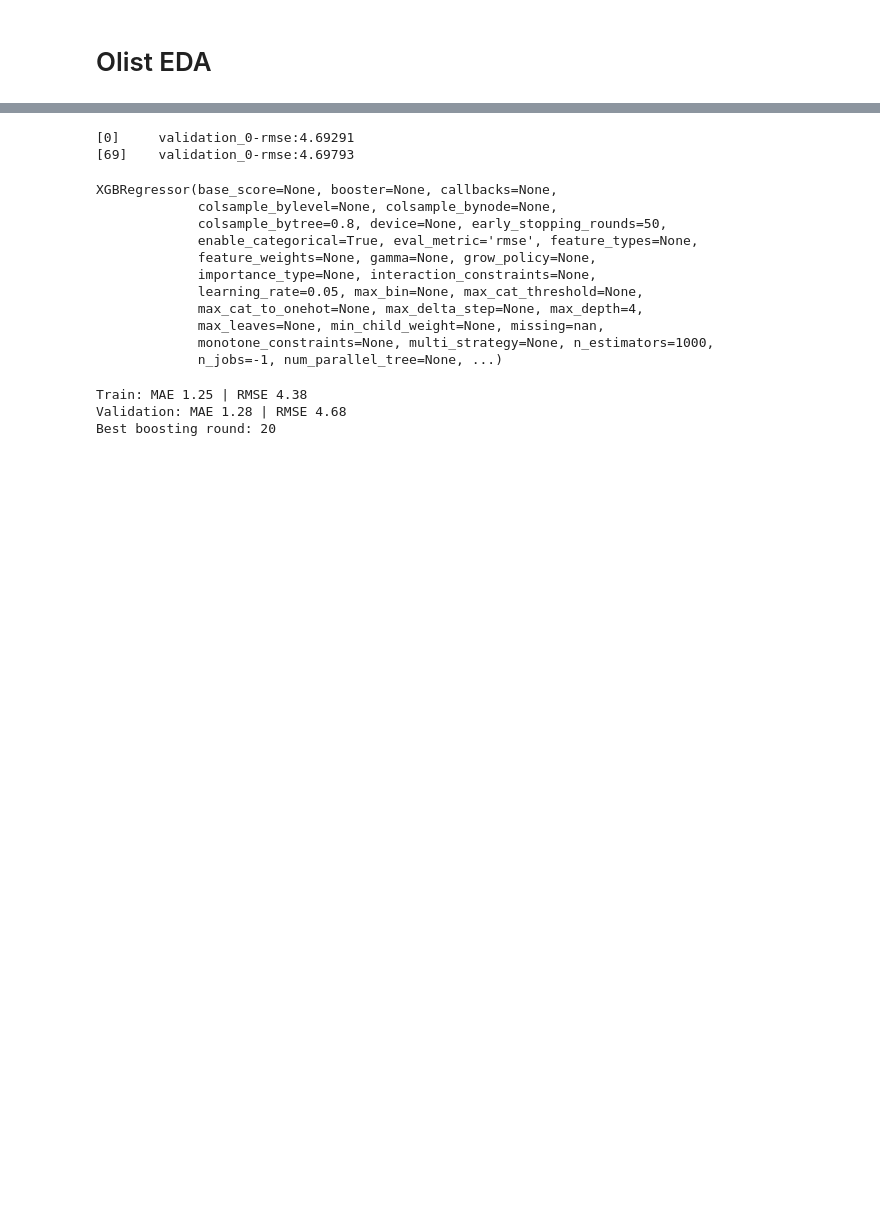
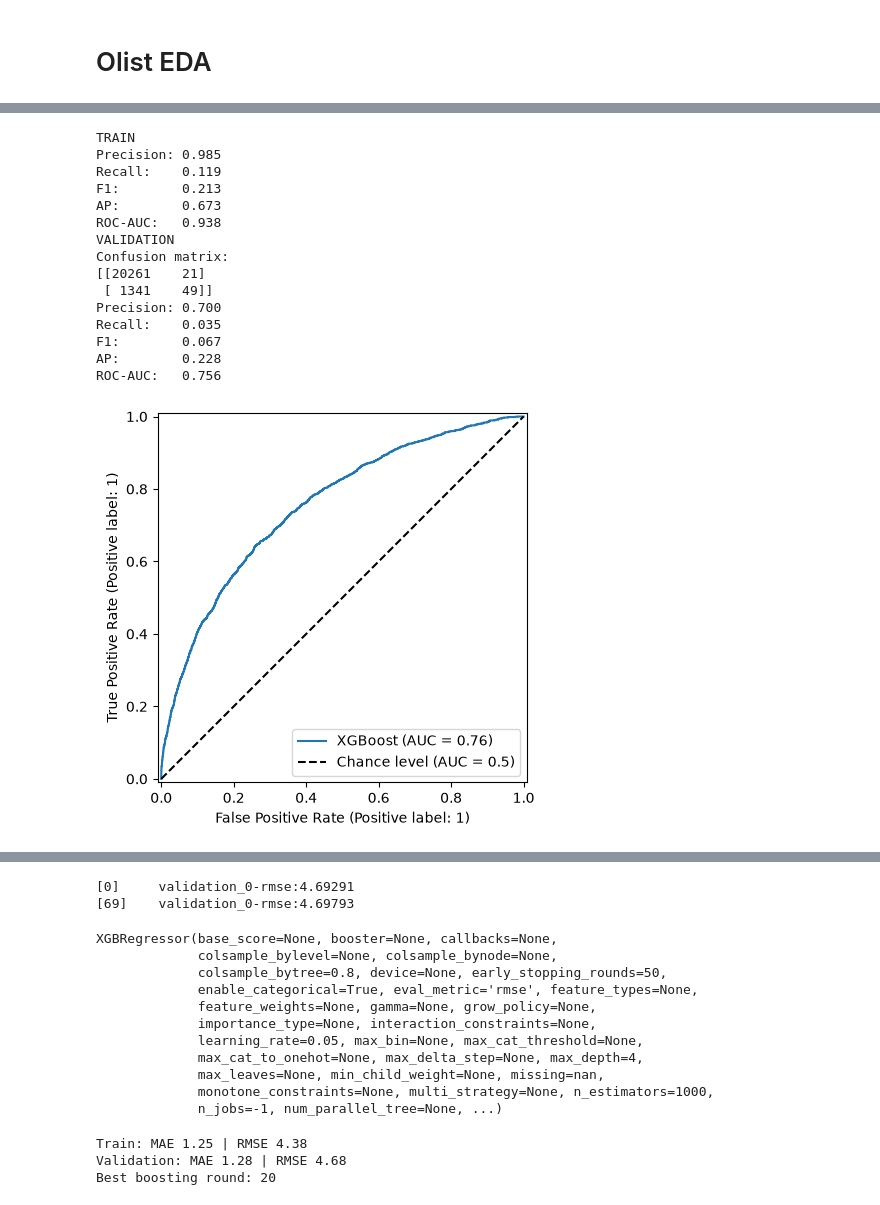
Before and after one commit to YanHab/delivery_delay, a Jupyter notebook: notebooks/eda_01.ipynb, the cells around one changed output, grey strips where cells are left out. Drawn from its saved outputs; the diff is of its cells as text; code cells hidden in the pictures; blank space fills up the shorter version.

```diff
--- a/notebooks/eda_01.ipynb
+++ b/notebooks/eda_01.ipynb
@@ -283,0 +397,17 @@ print(X_val_encoded.shape)
+# %%
+from sklearn.ensemble import RandomForestClassifier
+
+RFC = RandomForestClassifier( random_state=42,
+    n_jobs=-1,)
+
+RFC.fit(X_train_encoded, y_train)
+
+y_pred = RFC.predict(X_val_encoded)
+
+print("Confusion matrix:")
+
+print(confusion_matrix(y_val, y_pred, labels=[0, 1]))
+print(precision_score(y_val, y_pred))
+print(recall_score(y_val, y_pred))
+print(f1_score(y_val, y_pred))
+print(roc_auc_score(y_val, y_pred))
@@ -283,0 +488,54 @@ print(X_val_encoded.shape)
+# %%
+from sklearn.metrics import (
+    confusion_matrix,
+    precision_score,
+    recall_score,
+    f1_score,
+    average_precision_score,
+    roc_auc_score,
+    RocCurveDisplay
+
+
+)
+
+scores = xgb_cls.predict_proba(X_val_encoded)[:, 1]
+scores_train = xgb_cls.predict_proba(X_train_encoded)[:,1]
+threshold = 0.5
+predictions = (scores >= threshold).astype(int)
+predictions_train = (scores_train >= threshold).astype(int)
+
+
+RocCurveDisplay.from_predictions(
+    y_val,
+    scores,
+    name="XGBoost",
+    plot_chance_level=True,
+)
+
+print("TRAIN")
+
+clf_metrics(y_train, predictions_train)
+clf_metrics_scores(y_train, scores_train)
+print("VALIDATION")
+print("Confusion matrix:")
+print(confusion_matrix(y_val, predictions, labels=[0, 1]))
+clf_metrics(y_val, predictions)
+clf_metrics_scores(y_val, scores)
+# print(f"Best round: {xgb_cls.best_iteration + 1}")
+# %% [output]
+TRAIN
+Precision: 0.985
+Recall:    0.119
+F1:        0.213
+AP:        0.673
+ROC-AUC:   0.938
+VALIDATION
+Confusion matrix:
+[[20261    21]
+ [ 1341    49]]
+Precision: 0.700
+Recall:    0.035
+F1:        0.067
+AP:        0.228
+ROC-AUC:   0.756
+[figure, added]
```
Also changed, not shown: parts of 27 cells of this notebook.
